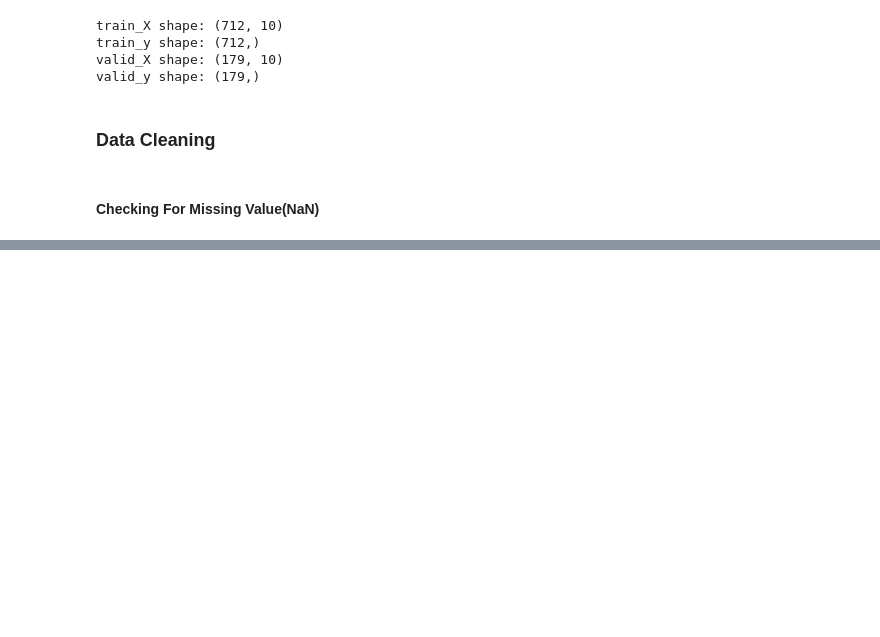
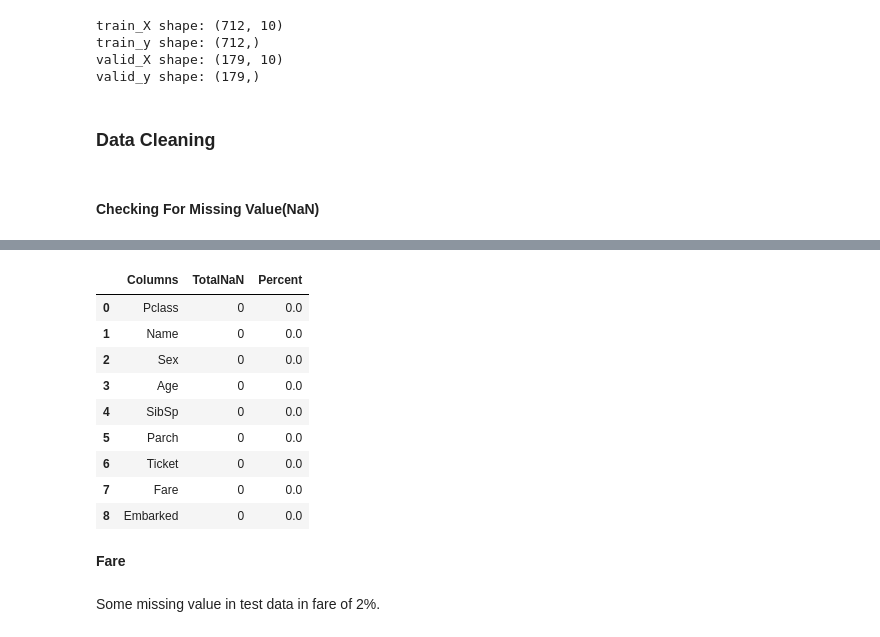
Before and after one commit to denis-spe/Titanic, a Jupyter notebook: Py/py_v1.ipynb, the cells around one changed output, grey strips where cells are left out. Cells and saved outputs as stored; diff of their text form; code cells hidden in the pictures; blank space fills up the shorter version.

```diff
--- a/Py/py_v1.ipynb
+++ b/Py/py_v1.ipynb
@@ -561,0 +635,18 @@ analyize_miss(test_df)
+# %%
+# Check if there is any missing values in Embarked column.
+check_nan(train_X_cleaned)
+# %% [output]
+|  | Columns | TotalNaN | Percent |
+| 0 | Pclass | 0 | 0.0 |
+| 1 | Name | 0 | 0.0 |
+| 2 | Sex | 0 | 0.0 |
+| 3 | Age | 0 | 0.0 |
+| 4 | SibSp | 0 | 0.0 |
+| 5 | Parch | 0 | 0.0 |
+| 6 | Ticket | 0 | 0.0 |
+| 7 | Fare | 0 | 0.0 |
+| 8 | Embarked | 0 | 0.0 |
+# %% [markdown]
+**Fare**
+# %% [markdown]
+Some missing value in test data in fare of 2%.
```
Also changed, not shown: parts of 25 cells of this notebook, 1 other file.
